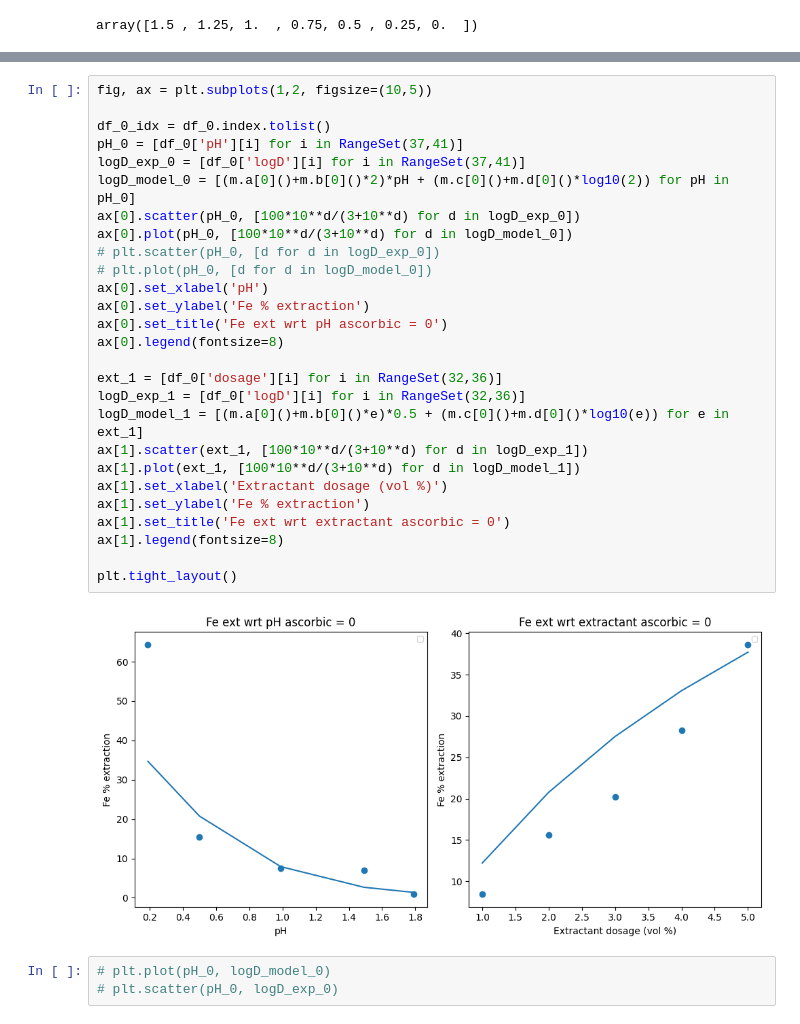
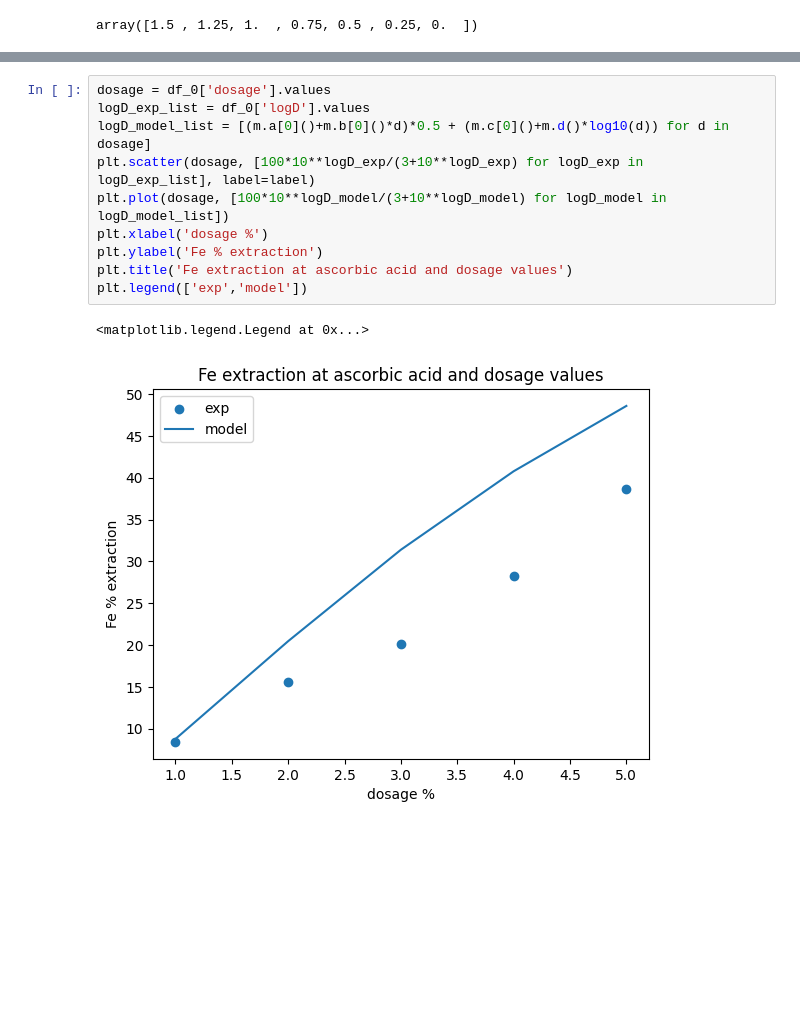
Before and after one commit to ArkoprabhoDasgupta/prommis, a Jupyter notebook: src/prommis/solvent_extraction/parm_est_model_impurities_Fe_only.ipynb, the cells around one changed output, grey strips where cells are left out. Saved outputs shown, nothing was run; the diff lists cells and outputs as text; blank space fills up the shorter version.

```diff
--- a/src/prommis/solvent_extraction/parm_est_model_impurities_Fe_only.ipynb
+++ b/src/prommis/solvent_extraction/parm_est_model_impurities_Fe_only.ipynb
@@ -185,32 +191,13 @@ df_0
-# %%
-fig, ax = plt.subplots(1,2, figsize=(10,5))
-
-df_0_idx = df_0.index.tolist()
-pH_0 = [df_0['pH'][i] for i in RangeSet(37,41)]
-logD_exp_0 = [df_0['logD'][i] for i in RangeSet(37,41)]
-logD_model_0 = [(m.a[0]()+m.b[0]()*2)*pH + (m.c[0]()+m.d[0]()*log10(2)) for pH in pH_0]
-ax[0].scatter(pH_0, [100*10**d/(3+10**d) for d in logD_exp_0])
-ax[0].plot(pH_0, [100*10**d/(3+10**d) for d in logD_model_0])
-# plt.scatter(pH_0, [d for d in logD_exp_0])
-# plt.plot(pH_0, [d for d in logD_model_0])
-ax[0].set_xlabel('pH')
-ax[0].set_ylabel('Fe % extraction')
-ax[0].set_title('Fe ext wrt pH ascorbic = 0')
-ax[0].legend(fontsize=8)
-
-ext_1 = [df_0['dosage'][i] for i in RangeSet(32,36)]
-logD_exp_1 = [df_0['logD'][i] for i in RangeSet(32,36)]
-logD_model_1 = [(m.a[0]()+m.b[0]()*e)*0.5 + (m.c[0]()+m.d[0]()*log10(e)) for e in ext_1]
-ax[1].scatter(ext_1, [100*10**d/(3+10**d) for d in logD_exp_1])
-ax[1].plot(ext_1, [100*10**d/(3+10**d) for d in logD_model_1])
-ax[1].set_xlabel('Extractant dosage (vol %)')
-ax[1].set_ylabel('Fe % extraction')
-ax[1].set_title('Fe ext wrt extractant ascorbic = 0')
-ax[1].legend(fontsize=8)
-
-plt.tight_layout()
-# %% [output]
-[figure, removed]
-# %%
-# plt.plot(pH_0, logD_model_0)
-# plt.scatter(pH_0, logD_exp_0)
+# %%
+dosage = df_0['dosage'].values
+logD_exp_list = df_0['logD'].values
+logD_model_list = [(m.a[0]()+m.b[0]()*d)*0.5 + (m.c[0]()+m.d()*log10(d)) for d in dosage]
+plt.scatter(dosage, [100*10**logD_exp/(3+10**logD_exp) for logD_exp in logD_exp_list], label=label)
+plt.plot(dosage, [100*10**logD_model/(3+10**logD_model) for logD_model in logD_model_list])
+plt.xlabel('dosage %')
+plt.ylabel('Fe % extraction')
+plt.title('Fe extraction at ascorbic acid and dosage values')
+plt.legend(['exp','model'])
+# %% [output]
+<matplotlib.legend.Legend at 0x...>
+[figure, added]
```
Also changed, not shown: parts of 11 cells of this notebook, 7 other files.
